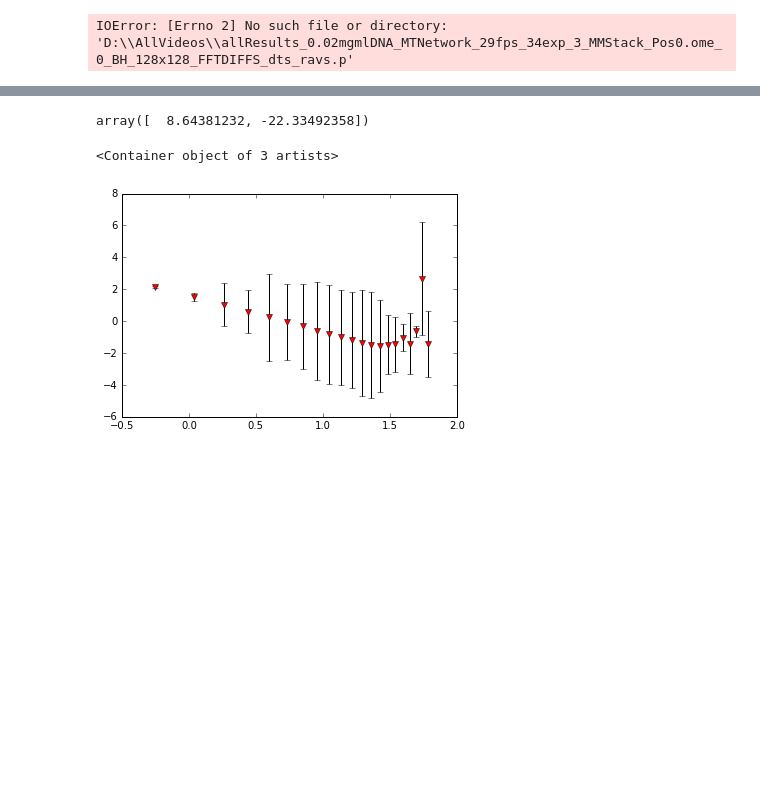
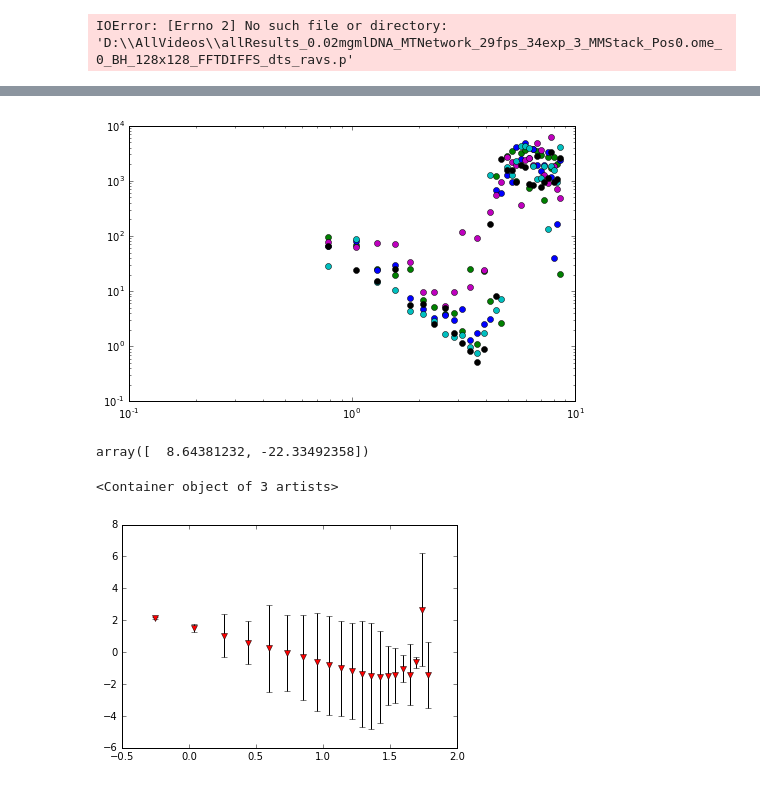
Before and after one commit to rmcgorty/Differential-Dynamic-Microscopy---Python, a Jupyter notebook: Plotting all q vs tau and getting diffusion coefficient .ipynb, the cells around one changed output, grey strips where cells are left out. Drawn from its saved outputs; the diff is of its cells as text; code cells hidden in the pictures; blank space fills up the shorter version.

```diff
--- a/Plotting all q vs tau and getting diffusion coefficient .ipynb
+++ b/Plotting all q vs tau and getting diffusion coefficient .ipynb
@@ -140,6 +156,3 @@ interact(plot_results, qmin = (q[0], q[5]), qmax = (q[5], q[10]), slope = (2.0,4
-# %%
-R1[ss,0] = 0.02
-R1[ss,1] = 2.45
 # %%
 #fit to the high q region
 interact(plot_results, qmin = (q[0], q[10]), qmax = (q[5], q[20]), slope = (2.0,4.5,0.05), continuous_update=False)
@@ -148,6 +161,9 @@ interact(plot_results, qmin = (q[0], q[10]), qmax = (q[5], q[20]), slope = (2.0,
+# %%
+R1[ss,0] = 0.032
+R1[ss,1] = 2.0
 # %%
-R2[ss,0] = 0.014
-R2[ss,1] = 4.05
+R2[ss,0] = 0.036
+R2[ss,1] = 2.2
 # %%
 Round2_Results['Region1'+Sample[num]] = R1
 Round2_Results['Region2'+Sample[num]] = R2
@@ -156,3 +175,13 @@ pickle.dump(Round2_Results, open('Z:\\Devynn_Summer2018\\Data\\AllData_Results\\
+# %%
+fig = plt.figure(figsize=(8,8/1.618)); ax = fig.gca();
+col = ['go', 'bo', 'mo', 'co','ko', 'ro']
+for i in range(len(samNumber)):
+    tau = Round2_Results['newTaus_ROIs'+Sample[num]+'_'+samNumber[i]]
+    std = Round2_Results['newTausSTD_ROIs'+Sample[num]+'_'+samNumber[i]]
+    ax.loglog(q[3:-30],tau, col[i])
+    #ax.errorbar(np.log(q[3:-45]),np.log(tau[:-15]), yerr = std[:-15], xerr = None, fmt = 'ro')
+# %% [output]
+[figure, added]
 # %%
 #Plot the decay time versus the wave vector
 fig = plt.figure(figsize=(8,8/1.618)); ax = fig.gca();
```
Also changed, not shown: parts of 11 cells of this notebook.
